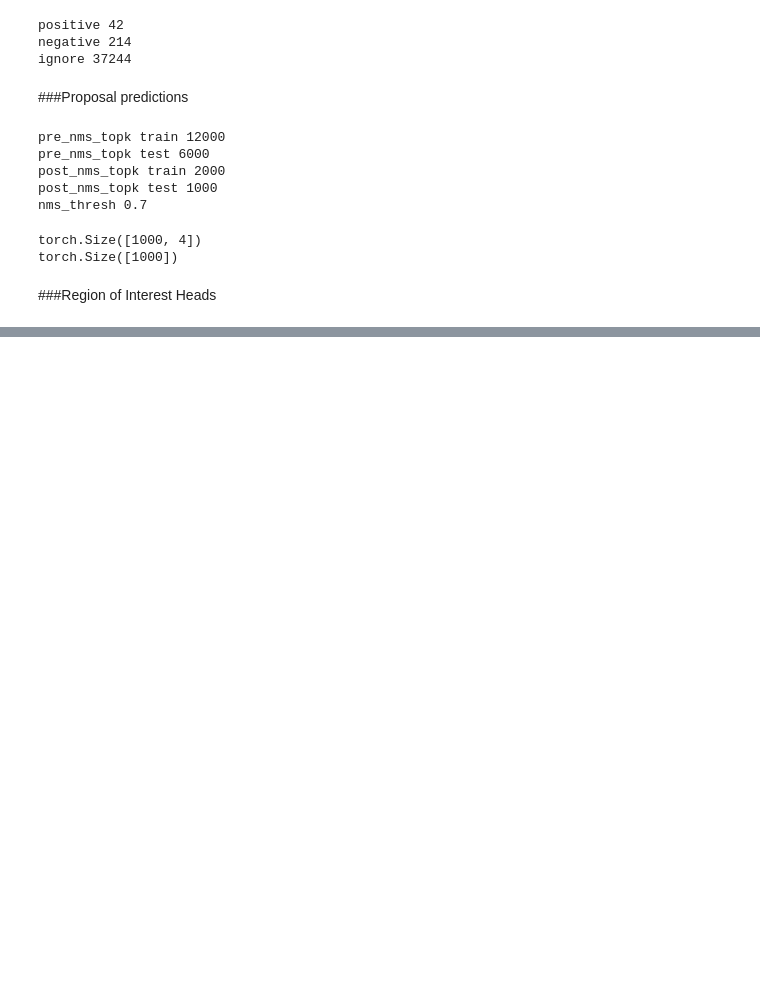
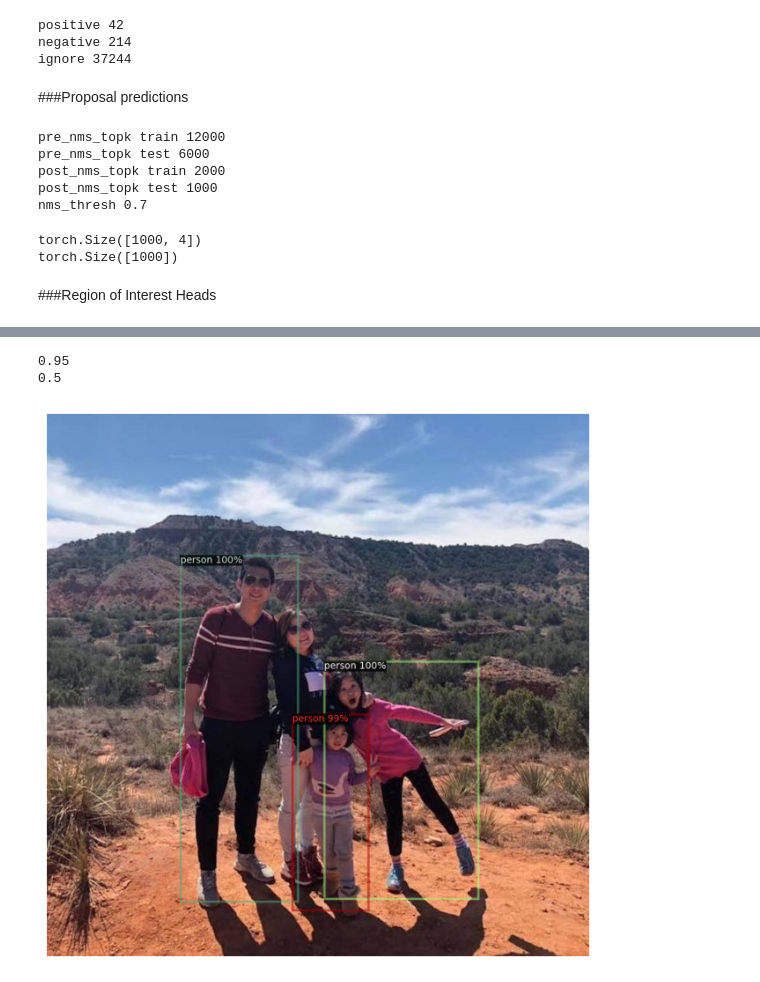
Before and after one commit to rahiakela/computer-vision-research-and-practice, a Jupyter notebook: hands-on-computer-vision-with-detectron2/04-detectron2-architecture/01_detectron2_architecture.ipynb, the cells around one changed output, grey strips where cells are left out. Drawn from its saved outputs; the diff is of its cells as text; code cells hidden in the pictures; blank space fills up the shorter version.

```diff
--- a/hands-on-computer-vision-with-detectron2/04-detectron2-architecture/01_detectron2_architecture.ipynb
+++ b/hands-on-computer-vision-with-detectron2/04-detectron2-architecture/01_detectron2_architecture.ipynb
@@ -417,0 +460,4 @@ torch.Size([1000])
+# %%
+# let's generates the pooler data
+x = roi_heads.pooler([res4], [proposals[0].proposal_boxes])
+print(x.shape)
@@ -417,0 +466,4 @@ torch.Size([1000])
+# %%
+# let's see box features shape
+box_features = roi_heads.res5(x)
+print(box_features.shape)
@@ -417,0 +482,6 @@ torch.Size([1000])
+# %%
+predictions = roi_heads.box_predictor(box_features.mean(dim=(2, 3)))
+
+cls_score, bbox_pred = predictions
+print(cls_score.shape)
+print(bbox_pred.shape)
@@ -417,0 +491,3 @@ torch.Size([1000])
+# %%
+pred_instances, _ = roi_heads.box_predictor.inference(predictions, proposals)
+print(pred_instances)
@@ -417,0 +499,15 @@ torch.Size([1000])
+# %%
+print(config.MODEL.ROI_HEADS.SCORE_THRESH_TEST)
+print(config.MODEL.ROI_HEADS.NMS_THRESH_TEST)
+# %% [output]
+0.95
+0.5
+# %%
+# Finally, let's visualizes the result
+metadata = MetadataCatalog.get(config.DATASETS.TRAIN[0])
+v = Visualizer(img[:, :, ::-1], metadata)
+instances = pred_instances[0].to("cpu")
+annotated_img = v.draw_instance_predictions(instances)
+imshow(annotated_img.get_image())
+# %% [output]
+[figure, added]
```
Also changed, not shown: parts of 10 cells of this notebook.
